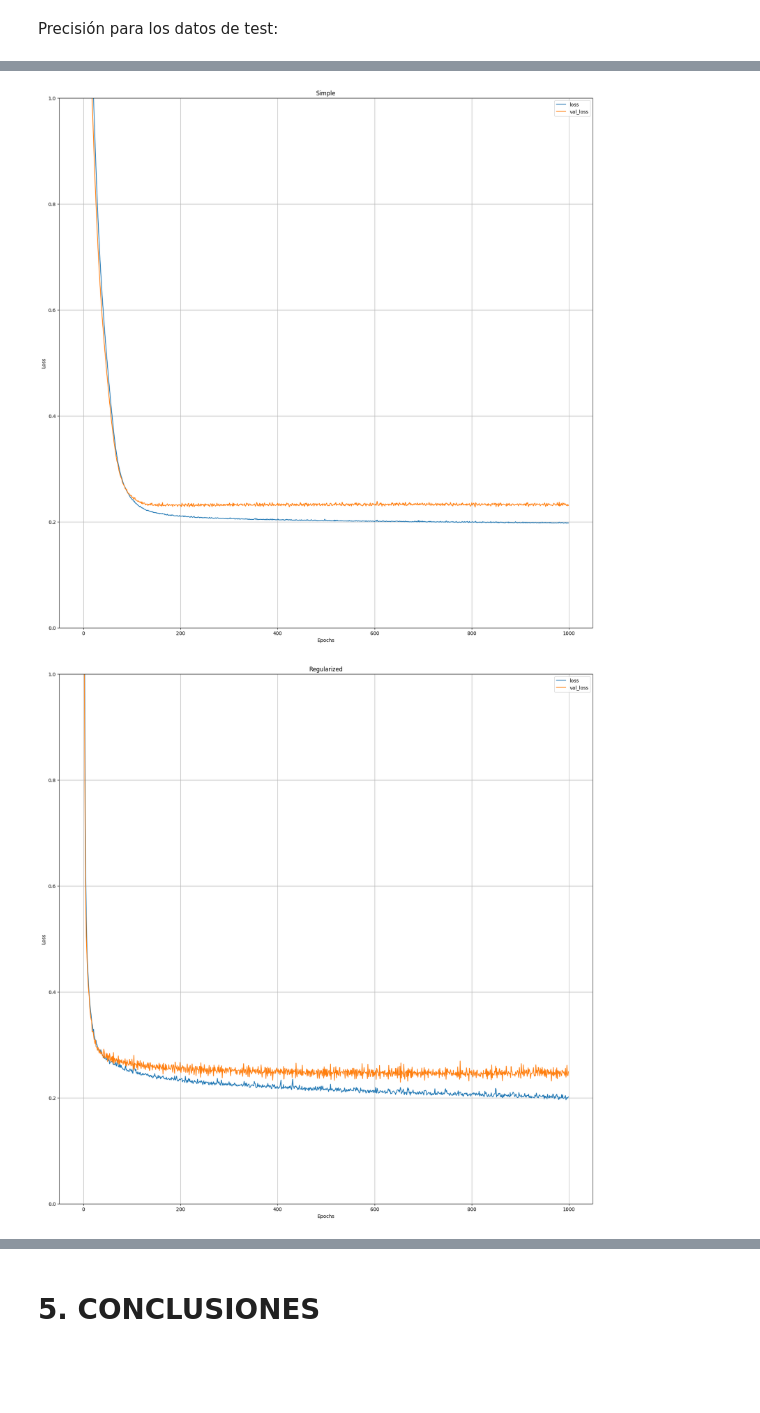
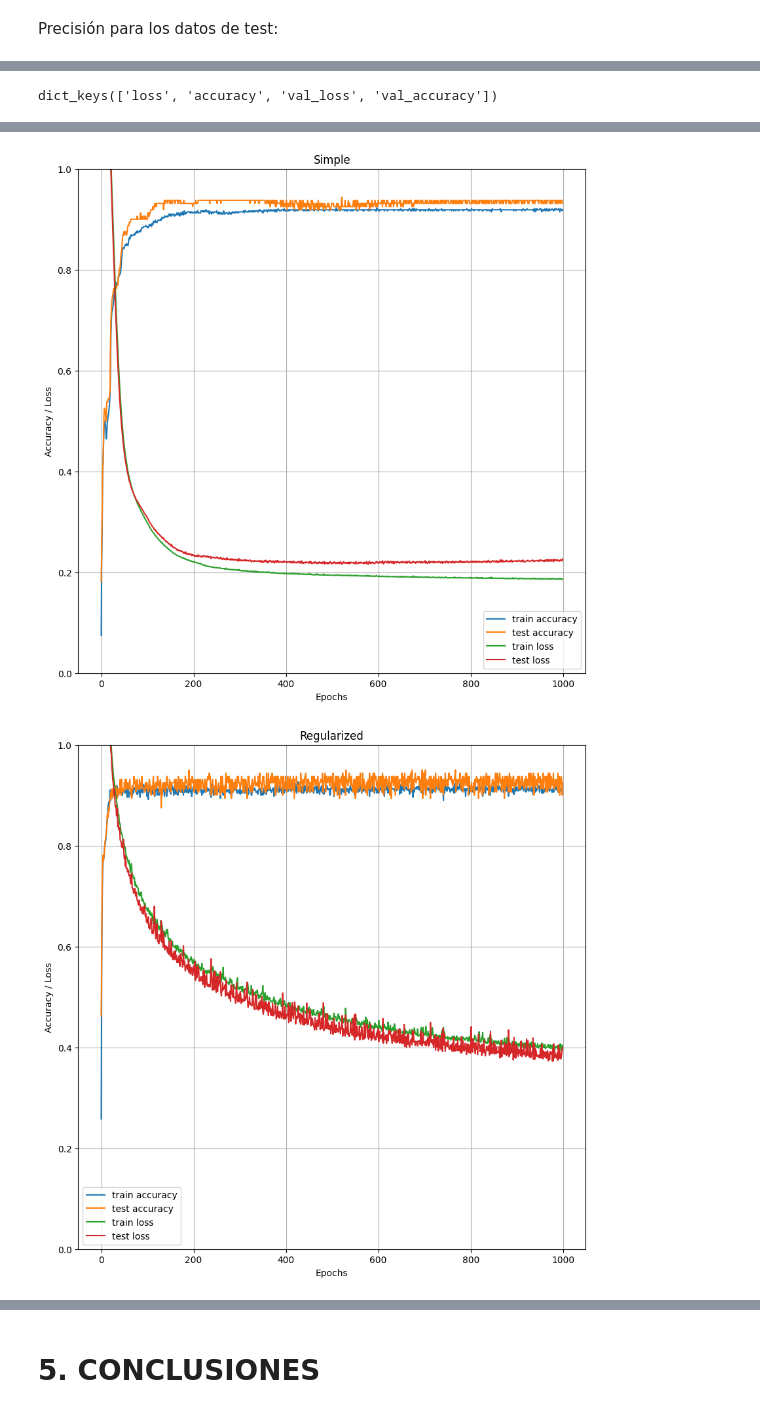
Before and after one commit to Dai-vl/Machine-Learning, a Jupyter notebook: P7/P7.ipynb, the cells around one changed output, grey strips where cells are left out. Drawn from its saved outputs; the diff is of its cells as text; code cells hidden in the pictures; blank space fills up the shorter version.

```diff
--- a/P7/P7.ipynb
+++ b/P7/P7.ipynb
@@ -58,7 +66,8 @@ Las capas ocultas las hacemos con ReLu ya que este es el óptimo para este tipo
 # %%
 complex_model.compile(
     loss = SparseCategoricalCrossentropy(from_logits=True),
-    optimizer = Adam(learning_rate=1e-3),)
+    optimizer = Adam(learning_rate=1e-3),
+    metrics = ['accuracy'])
 
 complex_model.fit(X_train, y_train, epochs=iters, validation_data=(X_val, y_val))
 # %% [output]
@@ -119,7 +128,8 @@ Dejaremos el resto de parámetros igual que en el modelo anterior para que la co
 # %%
 simple_model.compile(
     loss = SparseCategoricalCrossentropy(from_logits=True),
-    optimizer = Adam(learning_rate=1e-3),)
+    optimizer = Adam(learning_rate=1e-3),
+    metrics = ['accuracy'])
 
 simple_model.fit(X_train, y_train, epochs=iters, validation_data=(X_val, y_val))
 # %% [output]
@@ -238,7 +248,8 @@ reg_model = Sequential(
 # %%
 reg_model.compile(
     loss = SparseCategoricalCrossentropy(from_logits=True),
-    optimizer = Adam(learning_rate=1e-3),)
+    optimizer = Adam(learning_rate=1e-3),
+    metrics = ['accuracy'])
 
 reg_model.fit(X_train, y_train, epochs=iters, validation_data=(X_val, y_val))
 # %% [output]
@@ -288,13 +299,22 @@ Accuracy regularized model:  0.93125
+# %%
+print(complex_model.history.history.keys())
+# %% [output]
+dict_keys(['loss', 'accuracy', 'val_loss', 'val_accuracy'])
 # %%
 import pandas as pd
 
 def plot_learning_curves(history, title):
-    pd.DataFrame(history.history).plot(figsize=(20,20))
+    plt.figure(figsize=(10, 10))
+    plt.plot(history.history['accuracy'], label='train accuracy')
+    plt.plot(history.history['val_accuracy'], label = 'test accuracy')
+    plt.plot(history.history['loss'], label='train loss')
+    plt.plot(history.history['val_loss'], label = 'test loss')
     plt.grid(True)
-    plt.gca().set_ylim(0, 1)
     plt.xlabel("Epochs")
-    plt.ylabel("Loss")
+    plt.ylabel("Accuracy / Loss")
+    plt.gca().set_ylim(0,1)
     plt.title(title)
+    plt.legend()
     plt.show()
 
 plot_learning_curves(complex_model.history, "Complex")
@@ -305,2 +325,2 @@ plot_learning_curves(reg_model.history, "Regularized")
-[figure, old version]
+[figure, new version]
-[figure, old version]
+[figure, new version]
```
Also changed, not shown: parts of 23 cells of this notebook.
